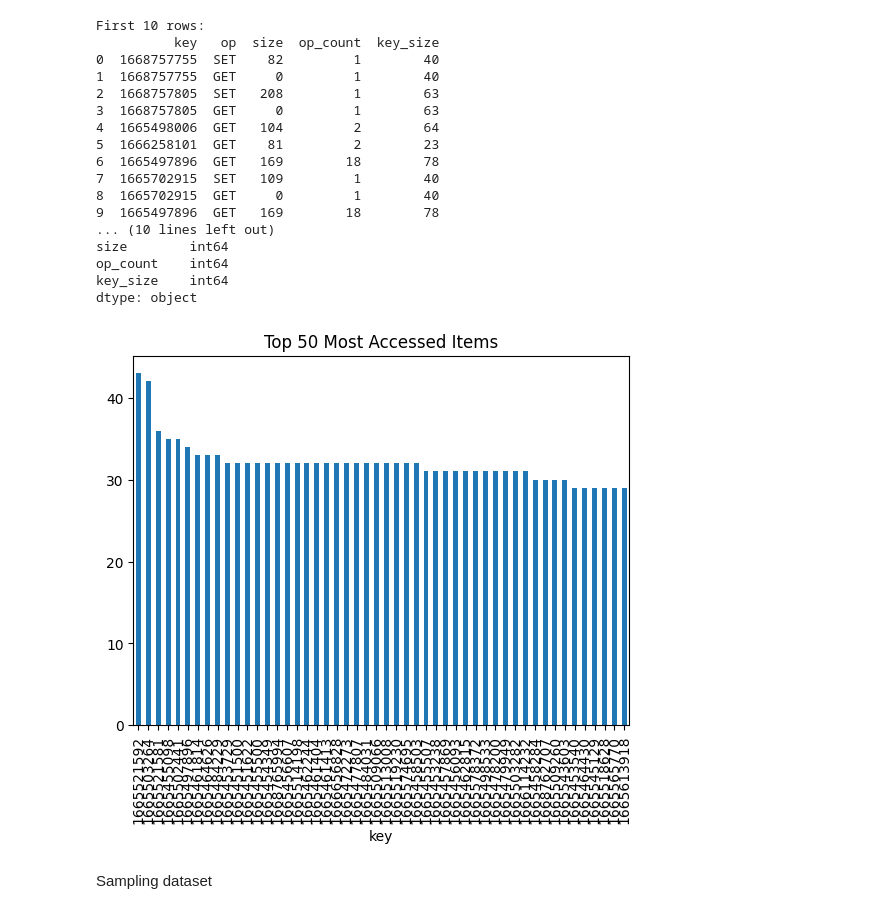
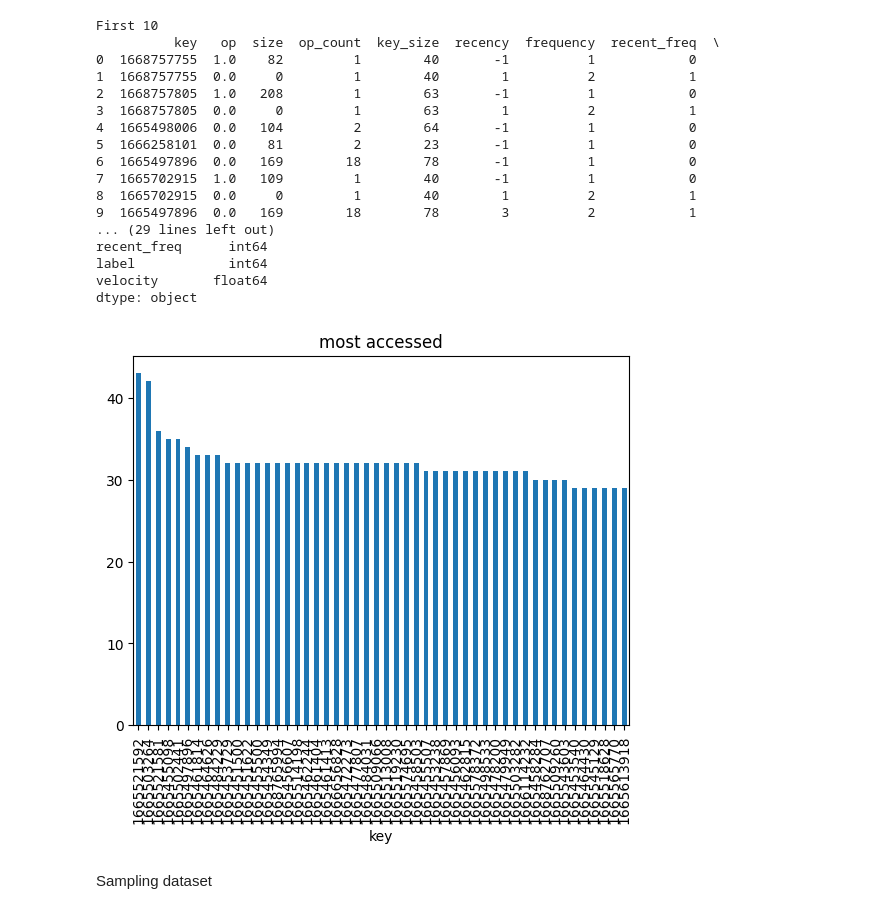
Before and after one commit to 19kushal/ml-cache-replacement, a Jupyter notebook: notebooks/data_exploration.ipynb, the cells around one changed output. Saved outputs shown, nothing was run; the diff lists cells and outputs as text; code cells hidden in the pictures.

```diff
--- a/notebooks/data_exploration.ipynb
+++ b/notebooks/data_exploration.ipynb
@@ -10,42 +8,42 @@ KeyboardInterrupt:
 file_path = '../data/kv-traces-2026.csv'
 df = pd.read_csv("../data/kv-traces-2026.csv", nrows=200000)
 # %%
-print("First 10 rows:")
+print("First 10")
 print(df.head(10))
 
-print("\nColumn names:")
+print("\nCol name")
 print(df.columns)
 
-print("\nDataset shape (rows, columns):")
+print("\nshape")
 print(df.shape)
-print("\nData types of each column:")
+print("\nDatatypes")
 print(df.dtypes)
 # %% [output]
-First 10 rows:
-          key   op  size  op_count  key_size
-0  1668757755  SET    82         1        40
-1  1668757755  GET     0         1        40
-2  1668757805  SET   208         1        63
-3  1668757805  GET     0         1        63
-4  1665498006  GET   104         2        64
-5  1666258101  GET    81         2        23
-6  1665497896  GET   169        18        78
-7  1665702915  SET   109         1        40
-8  1665702915  GET     0         1        40
-9  1665497896  GET   169        18        78
-... (10 lines left out)
-size        int64
-op_count    int64
-key_size    int64
+First 10
+          key   op  size  op_count  key_size  recency  frequency  recent_freq  \
+0  1668757755  1.0    82         1        40       -1          1            0
+1  1668757755  0.0     0         1        40        1          2            1
+2  1668757805  1.0   208         1        63       -1          1            0
+3  1668757805  0.0     0         1        63        1          2            1
+4  1665498006  0.0   104         2        64       -1          1            0
+5  1666258101  0.0    81         2        23       -1          1            0
+6  1665497896  0.0   169        18        78       -1          1            0
+7  1665702915  1.0   109         1        40       -1          1            0
+8  1665702915  0.0     0         1        40        1          2            1
+9  1665497896  0.0   169        18        78        3          2            1
+... (29 lines left out)
+recent_freq      int64
+label            int64
+velocity       float64
 dtype: object
 # %%
 import matplotlib.pyplot as plt
 key_col = df.columns[0]
 df[key_col].value_counts().head(50).plot(kind='bar')
-plt.title("Top 50 Most Accessed Items")
+plt.title("most accessed")
 plt.show()
 # %% [output]
-[figure, old version]
+[figure, new version]
 # %% [markdown]
 Sampling dataset
 # %%
```
Also changed, not shown: parts of 14 cells of this notebook, 8 other files.
